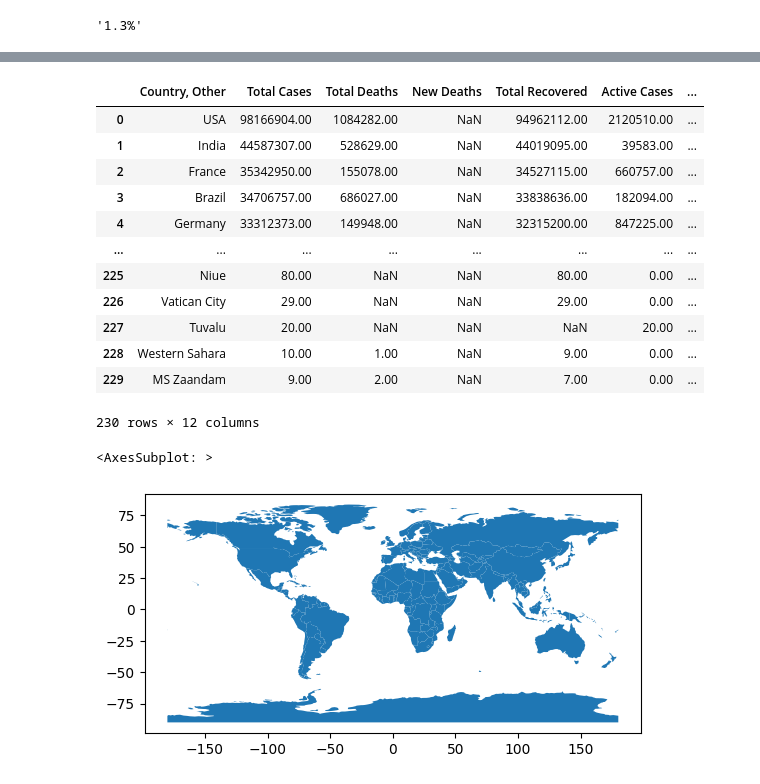
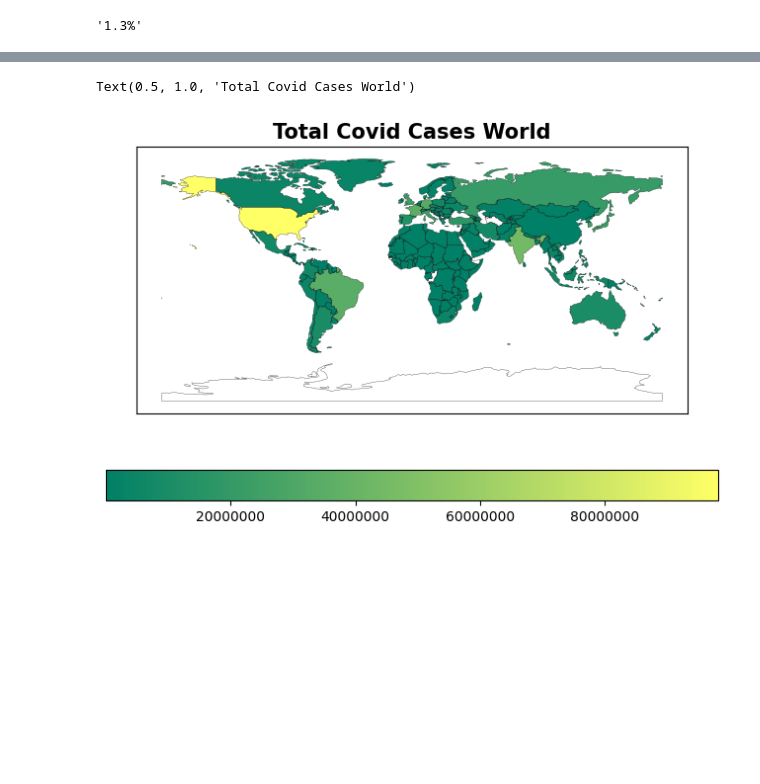
Before and after one commit to obaliuta/covid19, a Jupyter notebook: notebook.ipynb, the cells around one changed output, grey strips where cells are left out. Drawn from its saved outputs; the diff is of its cells as text; code cells hidden in the pictures; blank space fills up the shorter version.

```diff
--- a/notebook.ipynb
+++ b/notebook.ipynb
@@ -143,16 +142,0 @@ Text(0, 0.5, 'Total Cases (hundreds milions)')
-# %%
-df
-# %% [output]
-|  | Country, Other | Total Cases | Total Deaths | New Deaths | Total Recovered | Active Cases | ... |
-| 0 | USA | 98166904.00 | 1084282.00 | NaN | 94962112.00 | 2120510.00 | ... |
-| 1 | India | 44587307.00 | 528629.00 | NaN | 44019095.00 | 39583.00 | ... |
-| 2 | France | 35342950.00 | 155078.00 | NaN | 34527115.00 | 660757.00 | ... |
-| 3 | Brazil | 34706757.00 | 686027.00 | NaN | 33838636.00 | 182094.00 | ... |
-| 4 | Germany | 33312373.00 | 149948.00 | NaN | 32315200.00 | 847225.00 | ... |
-| ... | ... | ... | ... | ... | ... | ... | ... |
-| 225 | Niue | 80.00 | NaN | NaN | 80.00 | 0.00 | ... |
-| 226 | Vatican City | 29.00 | NaN | NaN | 29.00 | 0.00 | ... |
-| 227 | Tuvalu | 20.00 | NaN | NaN | NaN | 20.00 | ... |
-| 228 | Western Sahara | 10.00 | 1.00 | NaN | 9.00 | 0.00 | ... |
-| 229 | MS Zaandam | 9.00 | 2.00 | NaN | 7.00 | 0.00 | ... |
-230 rows × 12 columns
@@ -162,5 +143,40 @@ world = gpd.read_file(url)
-# %%
-world.plot()
-# %% [output]
-<AxesSubplot: >
-[figure, removed]
+# %%
+# load some shape to able to plot the data geographically
+url = "https://d2ad6b4ur7yvpq.cloudfront.net/naturalearth-3.3.0/ne_110m_admin_0_countries.geojson"
+map_shape = gpd.read_file(url)
+
+#and amend country names in the data to link it to the shape
+df = df.replace({'USA': "United States of America",
+"UK": "United Kingdom",
+"S. Korea": 'South Korea',
+"DPRK": "North Korea",
+"Czechia": "Czech Republic",
+"Serbia":"Republic of Serbia",
+"UAE": "United Arab Emirates",
+"Bahamas":"The Bahamas",
+"DRC":"Democratic Republic of the Congo",
+"Congo":"Republic of Congo",
+"Tanzania":"United Republic of Tanzania",
+"CAR":"Central African Republic"
+})
+
+#and merge them into 1 object
+
+map = gpd.GeoDataFrame(pd.merge(
+    left = df,
+    right=map_shape,
+    how = 'right',
+    left_on = 'Country, Other',
+    right_on = 'sovereignt',
+    suffixes = (',', '_x')
+))
+# %%
+
+ax=map.boundary.plot(edgecolor='black',linewidth=0.2, figsize=(10,5))
+map.plot(ax=ax, column='Total Cases', legend=True, cmap="summer", legend_kwds={'shrink':0.8,'orientation':'horizontal','format':'%.f'})
+ax.get_xaxis().set_visible(False)
+ax.get_yaxis().set_visible(False)
+ax.set_title('Total Covid Cases World', size=15, weight='bold')
+# %% [output]
+Text(0.5, 1.0, 'Total Covid Cases World')
+[figure, added]
```
Also changed, not shown: parts of 3 cells of this notebook.
